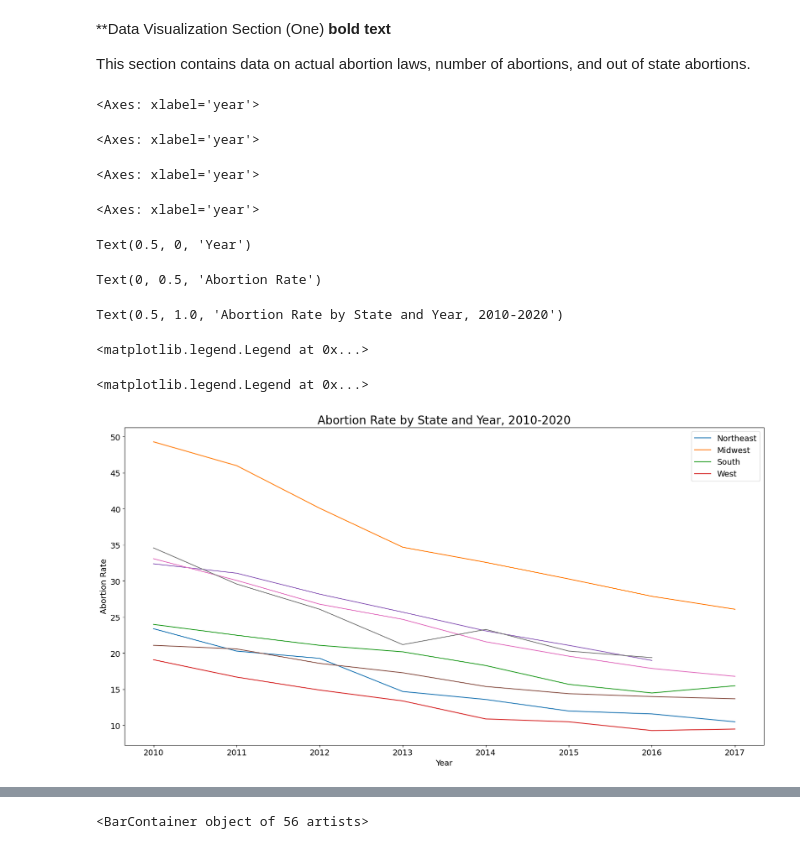
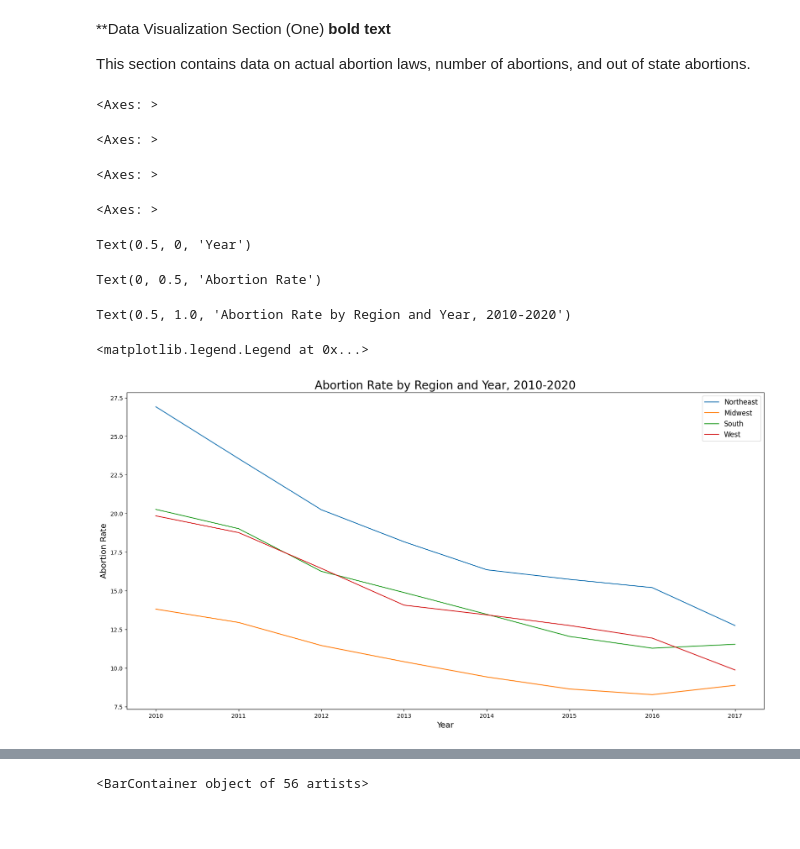
Before and after one commit to Mmarlo5/psychic-doodle, a Jupyter notebook: Copy_of_Problem_Set_5.ipynb, the cells around one changed output, grey strips where cells are left out. Saved outputs shown, nothing was run; the diff lists cells and outputs as text; code cells hidden in the pictures; blank space fills up the shorter version.

```diff
--- a/Copy_of_Problem_Set_5.ipynb
+++ b/Copy_of_Problem_Set_5.ipynb
@@ -300,58 +298,50 @@ Warning: Total number of columns (103) exceeds max_columns (20). Falling back to
 
 This section contains data on actual abortion laws, number of abortions, and out of state abortions.
 # %%
-# Load the data into a Pandas dataframe
 df = pd.read_csv("https://raw.githubusercontent.com/Mmarlo5/psychic-doodle/main/NationalAndStatePregnancy_PublicUse.csv")
+
+# Define the regions
+regions = {
+    "Northeast": ["ME", "NH", "VT", "MA", "RI", "CT", "NY", "PA", "NJ"],
+    "Midwest": ["OH", "MI", "IN", "IL", "WI", "MN", "IA", "MO", "ND", "SD", "NE", "KS"],
+    "South": ["DE", "MD", "VA", "WV", "KY", "TN", "NC", "SC", "GA", "AL", "MS", "AR", "LA", "TX", "OK", "FL"],
+    "West": ["WA", "OR", "CA", "NV", "ID", "MT", "WY", "UT", "CO", "AZ", "NM"]
+}
 
 # Filter the data for the age group of 18-29 years old and the years from 2010 to 2020
 df_filtered = df[(df["year"] >= 2010) & (df["year"] <= 2020) & (df["pregnancyrate1819"].notnull()) & (df["abortionrate1819"].notnull())]
 
-# Select the 2 states for each region that you want to display
-states = {
-    "Northeast": ["MA", "NY"],
-    "Midwest": ["IL", "OH"],
-    "South": ["FL", "GA"],
-    "West": ["CA", "NV"]
-}
+# Pivot the data so that the regions are columns and the years are rows
+df_pivot = pd.DataFrame(index=df_filtered["year"].unique())
+for region, state_list in regions.items():
+    df_pivot[region] = df_filtered[df_filtered["state"].isin(state_list)].groupby("year")["abortionrate1819"].mean()
 
-# Pivot the data so that the states are columns and the years are rows
-df_pivot = df_filtered.pivot(index="year", columns="state", values="abortionrate1819")
-
-# Select the states for each region and create a time series chart for the abortion rate by state and year
+# Create a time series chart for the abortion rate by region and year
 fig, ax = plt.subplots(figsize=(20, 10))
-for region, state_list in states.items():
-    df_region = df_pivot[state_list]
-    df_region.plot(ax=ax)
+for col in df_pivot.columns:
+    df_pivot[col].plot(ax=ax, label=col)
 
 # Set the x-axis label
 ax.set_xlabel ("Year", fontsize=14)
-
 
 # Set the y-axis label
 ax.set_ylabel("Abortion Rate", fontsize=14)
 
 # Set the title of the graph
-ax.set_title("Abortion Rate by State and Year, 2010-2020", fontsize=20)
-
-ax.legend(loc="upper right", fontsize=12)
+ax.set_title("Abortion Rate by Region and Year, 2010-2020", fontsize=20)
 
 # Add a legend
-ax.legend(states.keys())
-
-# Display the graph
-plt.show()
-#This graph is interessting because it shows a steady decline in the abortion rate as the years go on. Each region has two states.
+ax.legend(fontsize=12)
 # %% [output]
-<Axes: xlabel='year'>
+<Axes: >
-<Axes: xlabel='year'>
+<Axes: >
-<Axes: xlabel='year'>
+<Axes: >
-<Axes: xlabel='year'>
+<Axes: >
 Text(0.5, 0, 'Year')
 Text(0, 0.5, 'Abortion Rate')
-Text(0.5, 1.0, 'Abortion Rate by State and Year, 2010-2020')
+Text(0.5, 1.0, 'Abortion Rate by Region and Year, 2010-2020')
 <matplotlib.legend.Legend at 0x...>
-<matplotlib.legend.Legend at 0x...>
-[figure, old version]
+[figure, new version]
 # %%
 # Load the data into a Pandas dataframe
 df = pd.read_csv("https://raw.githubusercontent.com/Mmarlo5/psychic-doodle/main/NationalAndStatePregnancy_PublicUse.csv")
```
Also changed, not shown: parts of 2 cells of this notebook.
